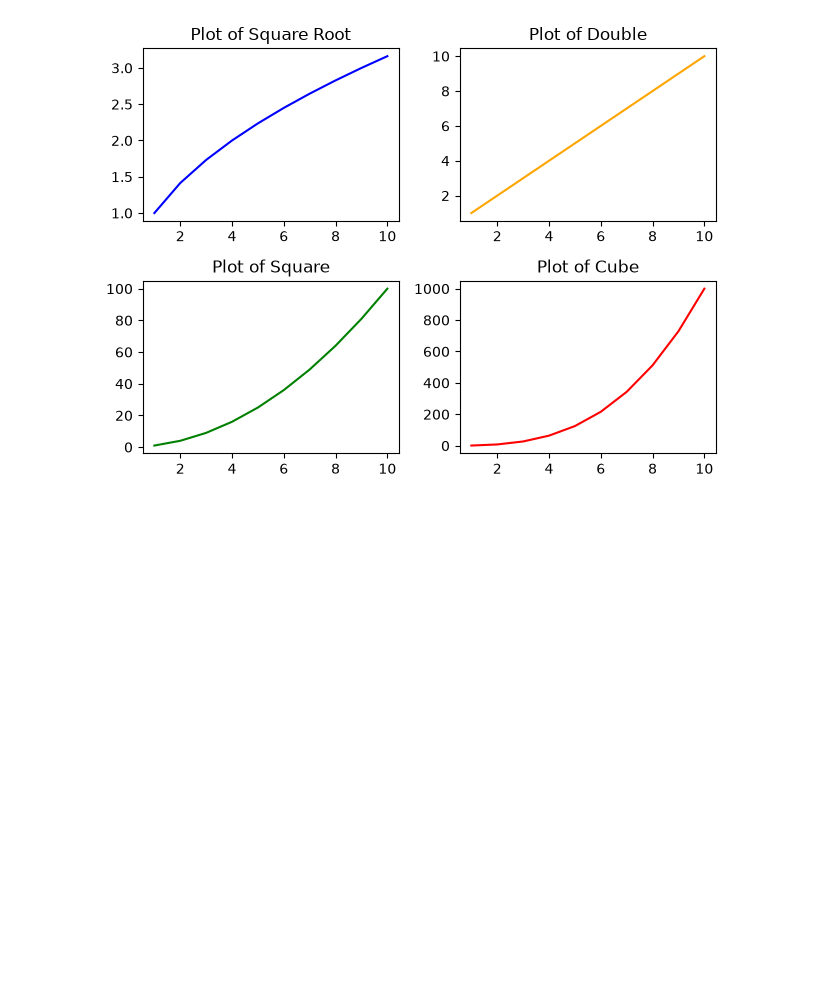
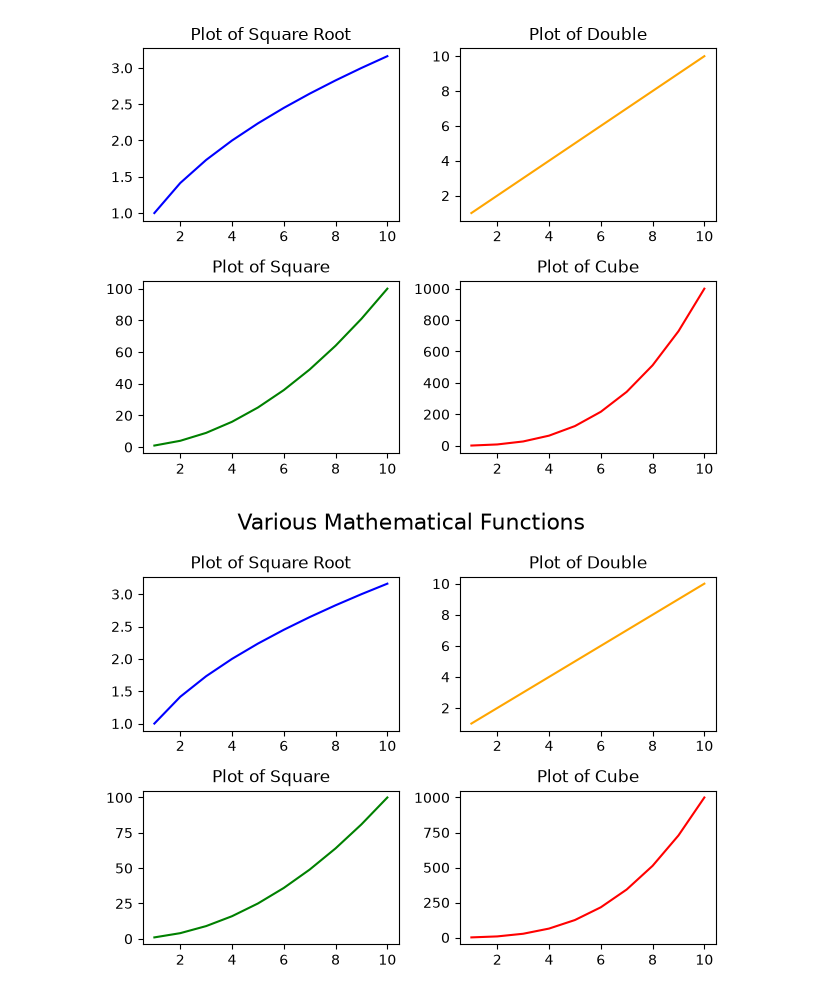
Before and after one commit to md-zeon/Data-Visualization, a Jupyter notebook: matplotlib.ipynb, the cells around one changed output. Saved outputs shown, nothing was run; the diff lists cells and outputs as text; code cells hidden in the pictures; blank space fills up the shorter version.

Commit message:
Learned about OOP Sub Plot

```diff
--- a/matplotlib.ipynb
+++ b/matplotlib.ipynb
@@ -309,3 +309,23 @@ plt.tight_layout()
 plt.show()
 # %% [output]
 [figure]
+# %%
+fig, axis = plt.subplots(2, 2)
+
+axis[0, 0].plot(x, y1, label='y = sqrt(x)', color='blue')
+axis[0, 0].set_title("Plot of Square Root")
+
+axis[0, 1].plot(x, y2, label='y = 2x', color='orange')
+axis[0, 1].set_title("Plot of Double")
+
+axis[1, 0].plot(x, y3, label='y = x^2', color='green')
+axis[1, 0].set_title("Plot of Square")
+
+axis[1, 1].plot(x, y4, label='y = x^3', color='red')
+axis[1, 1].set_title("Plot of Cube")
+
+fig.suptitle("Various Mathematical Functions", fontsize=16)
+fig.tight_layout()
+plt.show()
+# %% [output]
+[figure, added]
```
